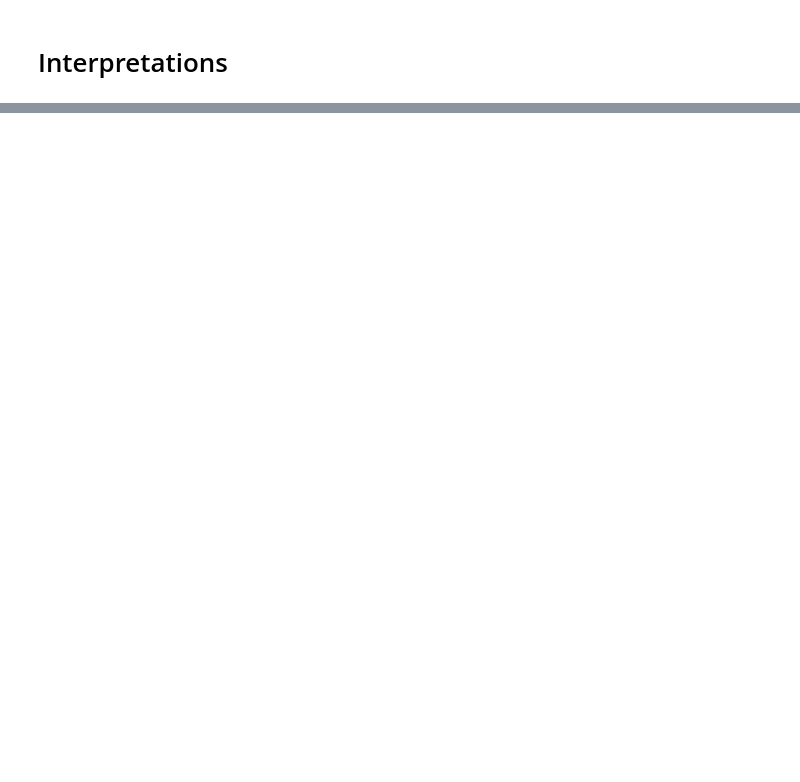
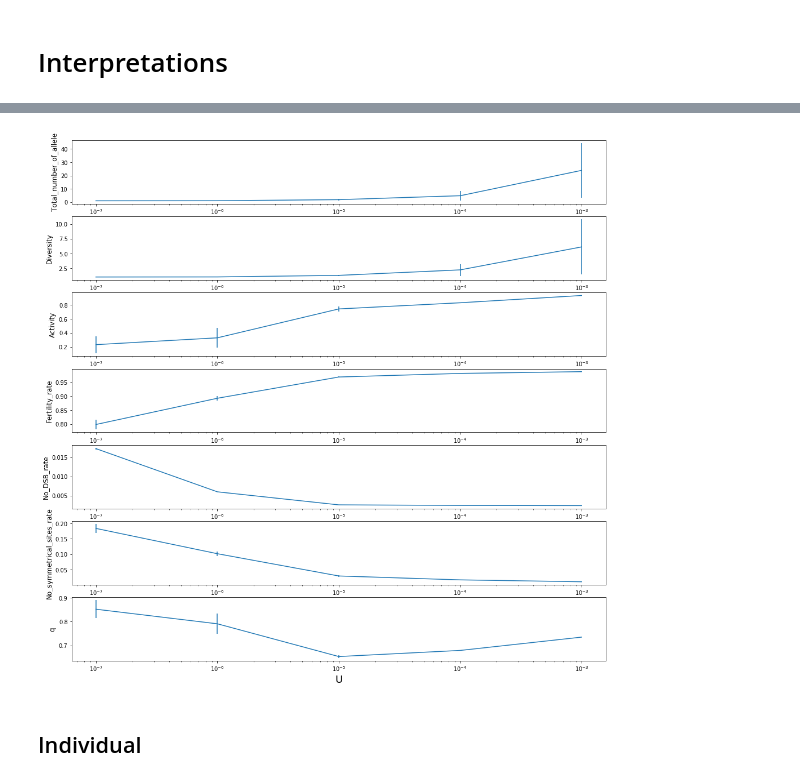
Before and after one commit to alicegenestier/Red_Queen_PRDM9, a Jupyter notebook: cluster/meiosis/meiosis_notebook.ipynb, the cells around one changed output, grey strips where cells are left out. Cells and saved outputs as stored; diff of their text form; code cells hidden in the pictures; blank space fills up the shorter version.

```diff
--- a/cluster/meiosis/meiosis_notebook.ipynb
+++ b/cluster/meiosis/meiosis_notebook.ipynb
@@ -125,0 +215,18 @@ NameError: name 'param_names' is not defined
+# %%
+(allele,trace)=readscalingexperiment(target_folder_path="analyses/scaling_U_2/" , scaling_param_name="U", param_names_allele=["Generation_number","Allele_number","Frequency","Activity","Age","q_allele"], param_names_trace=["Generation_number","Total_number_of_allele","Diversity","Activity","Time","Fertility_rate","2_DSB_on_one_site_rate","No_DSB_rate","No_symmetrical_sites_rate","q"])
+scaling_param_name="U"
+param_to_plot=["Total_number_of_allele","Diversity","Activity","Fertility_rate","No_DSB_rate","No_symmetrical_sites_rate","q"]
+n=len(param_to_plot)
+
+plt.figure(1, figsize=(17,17))
+for index_parameter in range(n):
+    plt.subplot(n,1,index_parameter+1)
+    plt.errorbar(trace[scaling_param_name][1:6], trace[param_to_plot[index_parameter]+'_mean'][1:6], trace[param_to_plot[index_parameter]+'_variance'][1:6])
+    plt.xscale('log')
+    #plt.yscale('log')
+    plt.ylabel(param_to_plot[index_parameter], fontsize = 12)
+    plt.xlabel(scaling_param_name, fontsize = 18)
+# %% [output]
+[figure, added]
+# %% [markdown]
+## Individual
```
Also changed, not shown: parts of 31 cells of this notebook, 3 other files.
